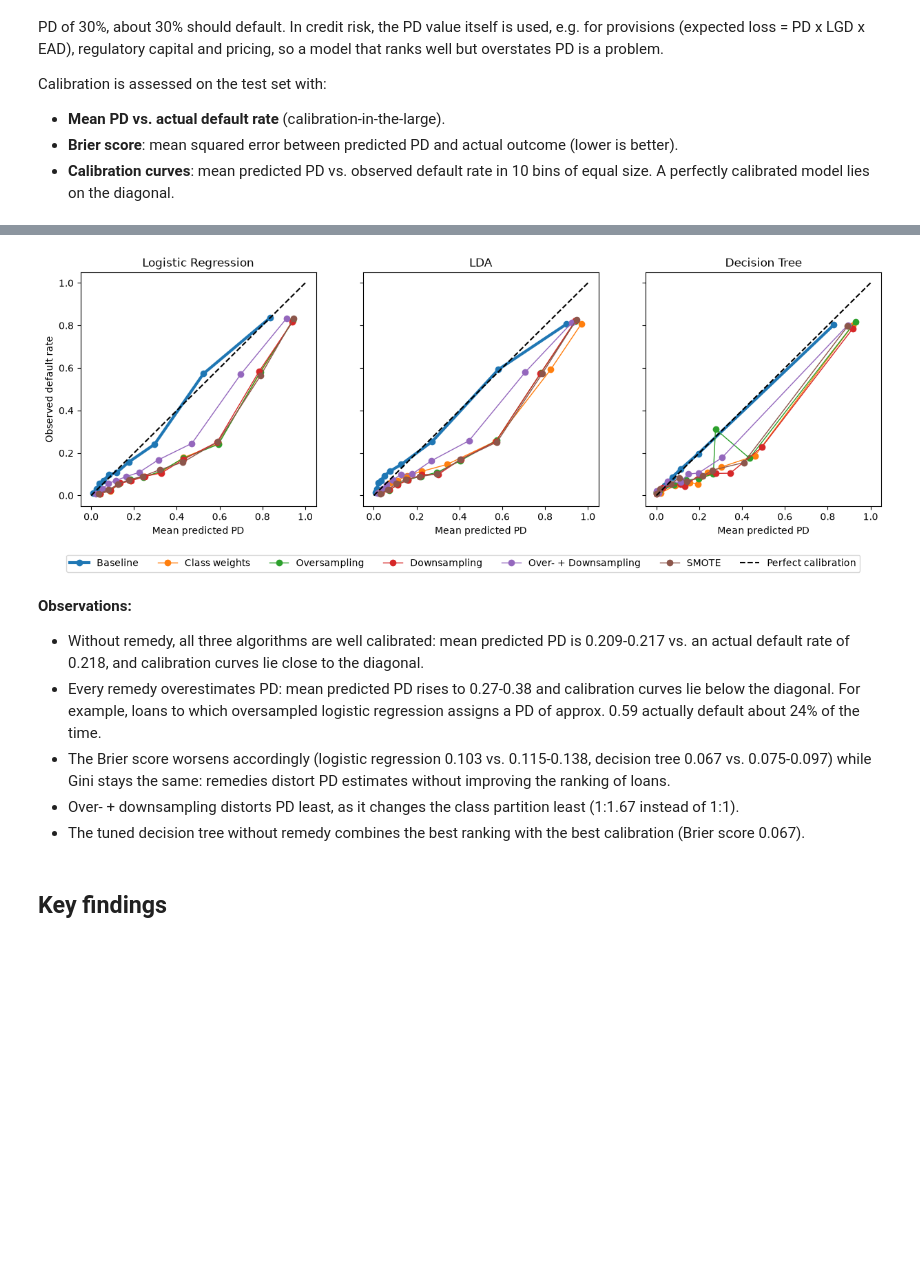
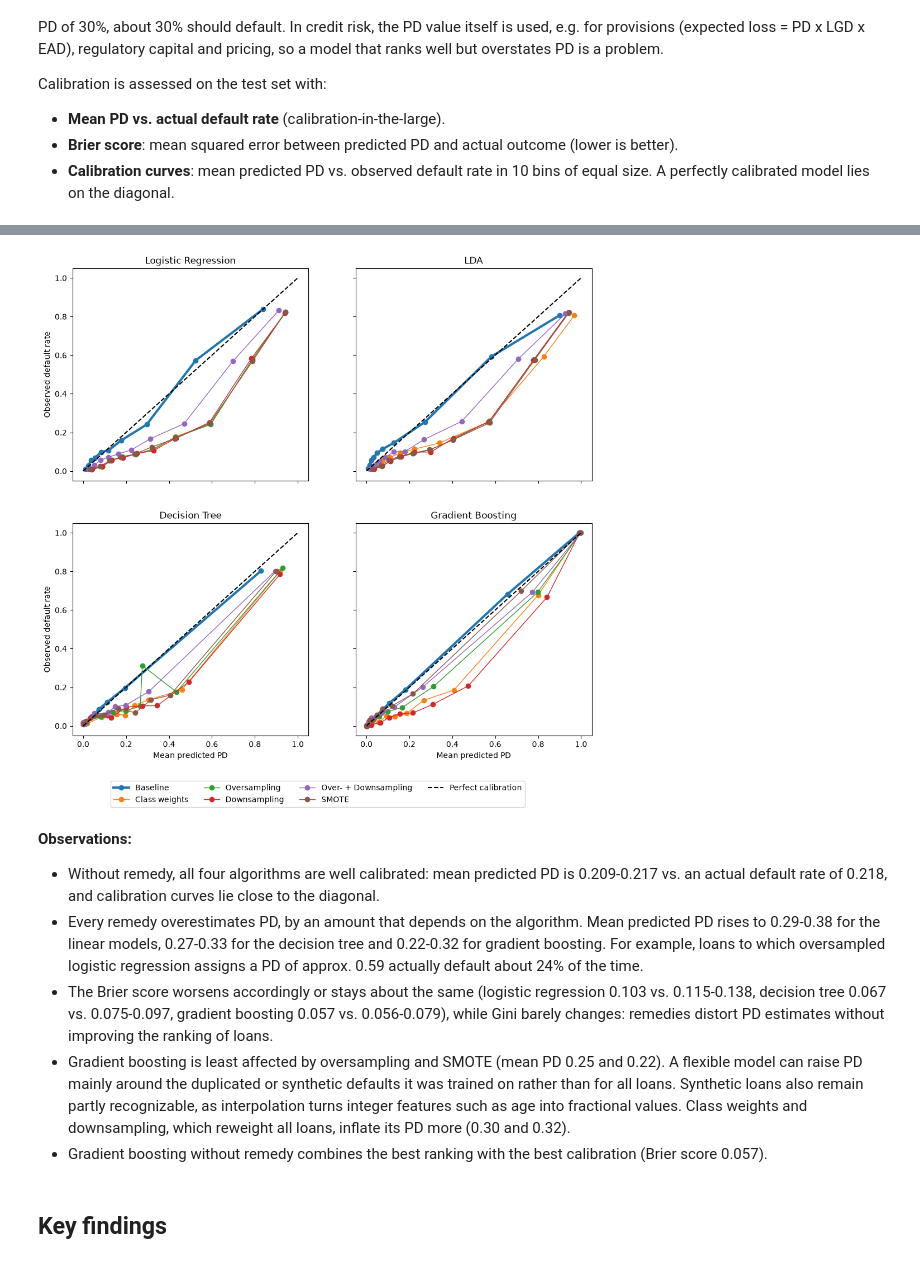
Before and after one commit to DamienMuller/Credit-default-prediction, a Jupyter notebook: Loan_prediction.ipynb, the cells around one changed output, grey strips where cells are left out. Cells and saved outputs as stored; diff of their text form; code cells hidden in the pictures; blank space fills up the shorter version.

```diff
--- a/Loan_prediction.ipynb
+++ b/Loan_prediction.ipynb
@@ -361,0 +370,11 @@ pd.DataFrame(lda_search.cv_results_)[['param_model__shrinkage', 'mean_test_score
+# %%
+# Tune gradient boosting with cross-validation (number of iterations set by early stopping)
+gb_pipeline = Pipeline(steps=[('prep', preprocessor(transform=False)),
+                              ('model', HistGradientBoostingClassifier(max_iter=1000, early_stopping=True, random_state=1))])
+gb_grid = {'model__learning_rate': [0.03, 0.1], 'model__max_leaf_nodes': [15, 31, 63, 127],
+           'model__min_samples_leaf': [10, 20, 50], 'model__l2_regularization': [0.0, 1.0]}
+gb_search = GridSearchCV(gb_pipeline, gb_grid, scoring='average_precision', cv=cv, n_jobs=-1).fit(x_train, y_train)
+
+gb_results = pd.DataFrame(gb_search.cv_results_)[['param_model__learning_rate', 'param_model__max_leaf_nodes', 'param_model__min_samples_leaf',
+                                                  'param_model__l2_regularization', 'mean_test_score', 'std_test_score']]
+gb_results.sort_values('mean_test_score', ascending=False).head()
@@ -361,0 +395,4 @@ pd.DataFrame(lda_search.cv_results_)[['param_model__shrinkage', 'mean_test_score
+# %%
+# Keep best gradient boosting parameters
+gb_params = {name.replace('model__', ''): value for name, value in gb_search.best_params_.items()}
+gb_params
@@ -577,14 +644,12 @@ def test_metrics(fitted_model, x_test, y_test):
 # %%
 # Tune thresholds on training set (cross-validation), then evaluate every model once on test set
 remedies = ['Baseline', 'Transform', 'Class weights', 'Oversampling', 'Downsampling', 'Over- + Downsampling', 'SMOTE']
-fitted_models = {}
-rows = []
-for name in models:
-    for remedy in remedies:
-        tuned = TunedThresholdClassifierCV(build_pipeline(name, remedy), scoring='f1', cv=cv).fit(x_train, y_train)
-        fitted_models[(name, remedy)] = tuned
-        rows.append({'Model': name, 'Remedy': remedy, **test_metrics(tuned, x_test, y_test)})
-test_results = pd.DataFrame(rows)
+keys = [(name, remedy) for name in models for remedy in remedies]
+fitted = Parallel(n_jobs=-1)(delayed(TunedThresholdClassifierCV(build_pipeline(name, remedy), scoring='f1', cv=cv).fit)(x_train, y_train)
+                             for name, remedy in keys)
+fitted_models = dict(zip(keys, fitted))
+test_results = pd.DataFrame([{'Model': name, 'Remedy': remedy, **test_metrics(tuned, x_test, y_test)}
+                             for (name, remedy), tuned in fitted_models.items()])
 test_results
 # %% [output]
 |  | Model | Remedy | Threshold | ROC AUC | Gini | KS | PR AP | Brier score | Mean PD | ... |
@@ -648,27 +713,29 @@ Actual default rate test set: 0.218
 # %%
 # Calibration curves on test set (10 quantile bins)
-fig, axes = plt.subplots(1, 3, figsize=(15, 5), sharey=True)
-for ax, name in zip(axes, models):
+fig, axes = plt.subplots(2, 2, figsize=(12, 11), sharex=True, sharey=True)
+for ax, name in zip(axes.flat, models):
     for remedy in ['Baseline', 'Class weights', 'Oversampling', 'Downsampling', 'Over- + Downsampling', 'SMOTE']:
         y_prob = fitted_models[(name, remedy)].predict_proba(x_test)[:, 1]
         observed, predicted = calibration_curve(y_test, y_prob, n_bins=10, strategy='quantile')
         ax.plot(predicted, observed, marker='o', label=remedy, linewidth=3 if remedy == 'Baseline' else 1)
     ax.plot([0, 1], [0, 1], 'k--', label='Perfect calibration')
     ax.set_title(name)
+for ax in axes[1]:
     ax.set_xlabel('Mean predicted PD')
-axes[0].set_ylabel('Observed default rate')
-fig.legend(*axes[0].get_legend_handles_labels(), loc='lower center', ncol=7)
-fig.subplots_adjust(bottom=0.2)
+for ax in axes[:, 0]:
+    ax.set_ylabel('Observed default rate')
+fig.legend(*axes[0, 0].get_legend_handles_labels(), loc='lower center', ncol=4)
+fig.subplots_adjust(bottom=0.12)
 plt.show()
 # %% [output]
-[figure, old version]
+[figure, new version]
 # %% [markdown]
 **Observations:**
-- Without remedy, all three algorithms are well calibrated: mean predicted PD is 0.209-0.217 vs. an actual default rate of 0.218, and calibration curves lie close to the diagonal.
-- Every remedy overestimates PD: mean predicted PD rises to 0.27-0.38 and calibration curves lie below the diagonal. For example, loans to which oversampled logistic regression assigns a PD of approx. 0.59 actually default about 24% of the time.
-- The Brier score worsens accordingly (logistic regression 0.103 vs. 0.115-0.138, decision tree 0.067 vs. 0.075-0.097) while Gini stays the same: remedies distort PD estimates without improving the ranking of loans.
-- Over- + downsampling distorts PD least, as it changes the class partition least (1:1.67 instead of 1:1).
-- The tuned decision tree without remedy combines the best ranking with the best calibration (Brier score 0.067).
+- Without remedy, all four algorithms are well calibrated: mean predicted PD is 0.209-0.217 vs. an actual default rate of 0.218, and calibration curves lie close to the diagonal.
+- Every remedy overestimates PD, by an amount that depends on the algorithm. Mean predicted PD rises to 0.29-0.38 for the linear models, 0.27-0.33 for the decision tree and 0.22-0.32 for gradient boosting. For example, loans to which oversampled logistic regression assigns a PD of approx. 0.59 actually default about 24% of the time.
+- The Brier score worsens accordingly or stays about the same (logistic regression 0.103 vs. 0.115-0.138, decision tree 0.067 vs. 0.075-0.097, gradient boosting 0.057 vs. 0.056-0.079), while Gini barely changes: remedies distort PD estimates without improving the ranking of loans.
+- Gradient boosting is least affected by oversampling and SMOTE (mean PD 0.25 and 0.22). A flexible model can raise PD mainly around the duplicated or synthetic defaults it was trained on rather than for all loans. Synthetic loans also remain partly recognizable, as interpolation turns integer features such as age into fractional values. Class weights and downsampling, which reweight all loans, inflate its PD more (0.30 and 0.32).
+- Gradient boosting without remedy combines the best ranking with the best calibration (Brier score 0.057).
 # %% [markdown]
 ## Key findings
 # %% [markdown]
```
Also changed, not shown: parts of 17 cells of this notebook, 13 other files.
